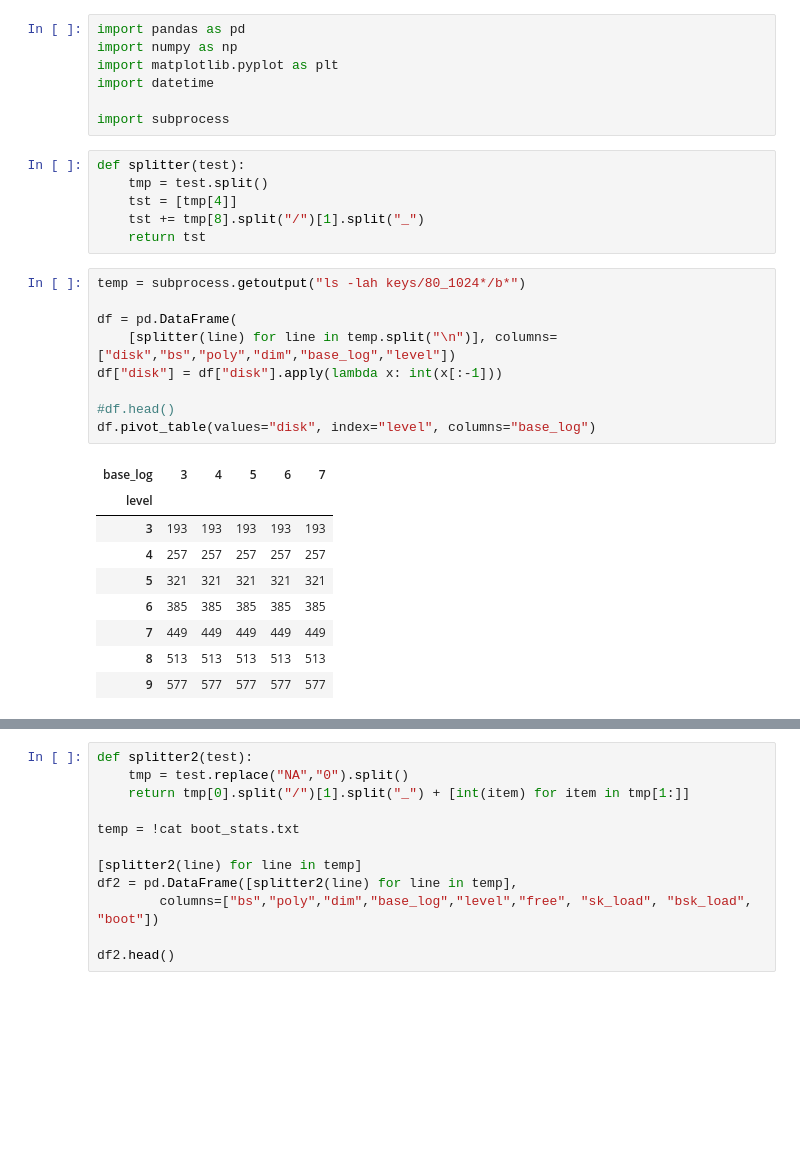
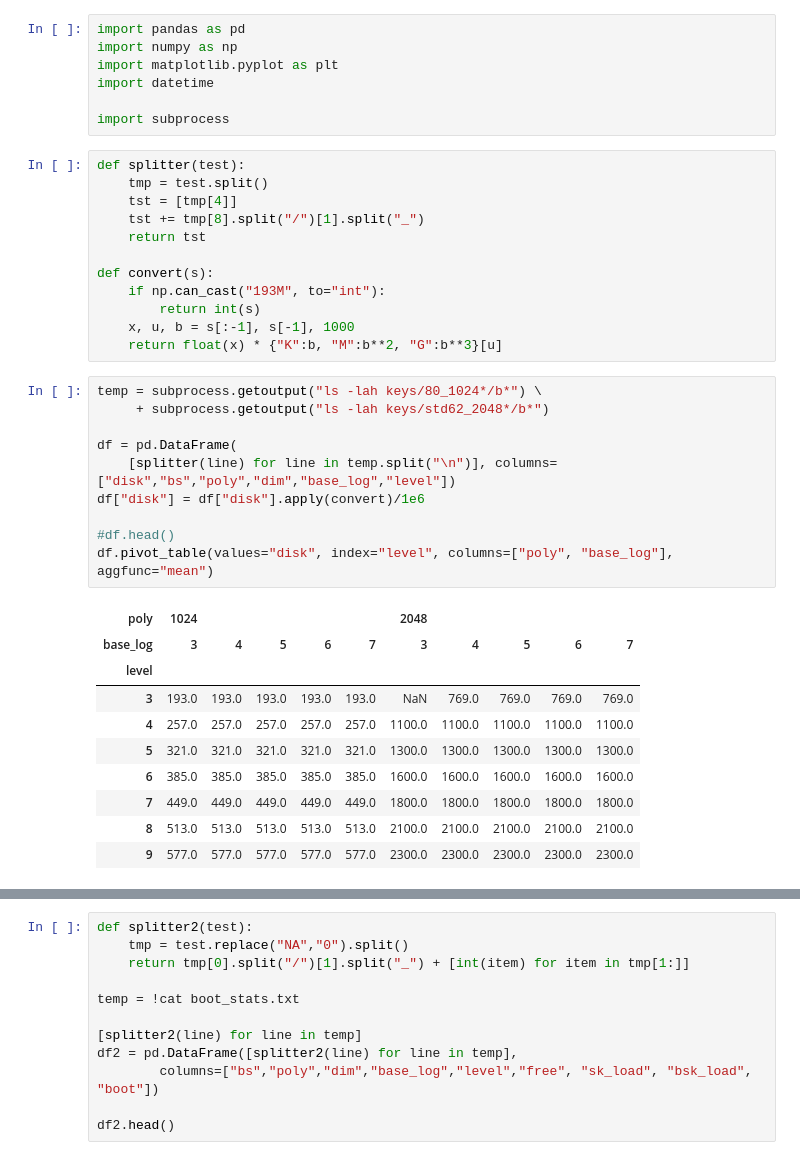
Before and after one commit to rickardbrannvall/teewondee, a Jupyter notebook: ewma_GVI/stats.ipynb, the cells around one changed output, grey strips where cells are left out. Saved outputs shown, nothing was run; the diff lists cells and outputs as text; blank space fills up the shorter version.

```diff
--- a/ewma_GVI/stats.ipynb
+++ b/ewma_GVI/stats.ipynb
@@ -11,23 +11,31 @@ def splitter(test):
     tst = [tmp[4]]
     tst += tmp[8].split("/")[1].split("_")
     return tst
+
+def convert(s):
+    if np.can_cast("193M", to="int"):
+        return int(s)
+    x, u, b = s[:-1], s[-1], 1000
+    return float(x) * {"K":b, "M":b**2, "G":b**3}[u]
 # %%
-temp = subprocess.getoutput("ls -lah keys/80_1024*/b*")
+temp = subprocess.getoutput("ls -lah keys/80_1024*/b*") \
+     + subprocess.getoutput("ls -lah keys/std62_2048*/b*")
 
 df = pd.DataFrame(
     [splitter(line) for line in temp.split("\n")], columns=["disk","bs","poly","dim","base_log","level"])
-df["disk"] = df["disk"].apply(lambda x: int(x[:-1]))
+df["disk"] = df["disk"].apply(convert)/1e6
 
 #df.head()
-df.pivot_table(values="disk", index="level", columns="base_log")
+df.pivot_table(values="disk", index="level", columns=["poly", "base_log"], aggfunc="mean")
 # %% [output]
-| base_log | 3 | 4 | 5 | 6 | 7 |
-| level |  |  |  |  |  |
-| 3 | 193 | 193 | 193 | 193 | 193 |
-| 4 | 257 | 257 | 257 | 257 | 257 |
-| 5 | 321 | 321 | 321 | 321 | 321 |
-| 6 | 385 | 385 | 385 | 385 | 385 |
-| 7 | 449 | 449 | 449 | 449 | 449 |
-| 8 | 513 | 513 | 513 | 513 | 513 |
-| 9 | 577 | 577 | 577 | 577 | 577 |
+| poly | 1024 |  |  |  |  | 2048 |  |  |  |  |
+| base_log | 3 | 4 | 5 | 6 | 7 | 3 | 4 | 5 | 6 | 7 |
+| level |  |  |  |  |  |  |  |  |  |  |
+| 3 | 193.0 | 193.0 | 193.0 | 193.0 | 193.0 | NaN | 769.0 | 769.0 | 769.0 | 769.0 |
+| 4 | 257.0 | 257.0 | 257.0 | 257.0 | 257.0 | 1100.0 | 1100.0 | 1100.0 | 1100.0 | 1100.0 |
+| 5 | 321.0 | 321.0 | 321.0 | 321.0 | 321.0 | 1300.0 | 1300.0 | 1300.0 | 1300.0 | 1300.0 |
+| 6 | 385.0 | 385.0 | 385.0 | 385.0 | 385.0 | 1600.0 | 1600.0 | 1600.0 | 1600.0 | 1600.0 |
+| 7 | 449.0 | 449.0 | 449.0 | 449.0 | 449.0 | 1800.0 | 1800.0 | 1800.0 | 1800.0 | 1800.0 |
+| 8 | 513.0 | 513.0 | 513.0 | 513.0 | 513.0 | 2100.0 | 2100.0 | 2100.0 | 2100.0 | 2100.0 |
+| 9 | 577.0 | 577.0 | 577.0 | 577.0 | 577.0 | 2300.0 | 2300.0 | 2300.0 | 2300.0 | 2300.0 |
 # %%
```
Also changed, not shown: parts of 6 cells of this notebook, 4 other files.
